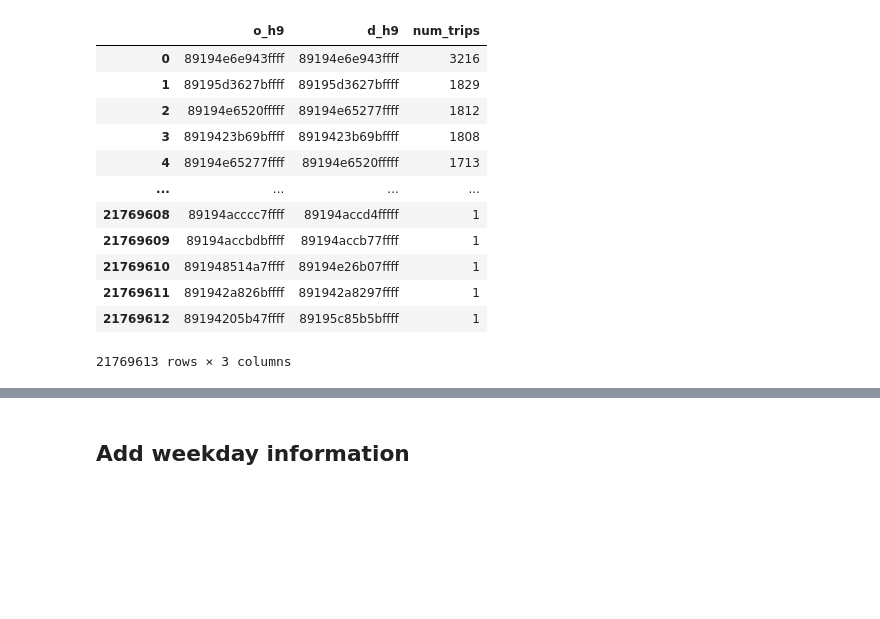
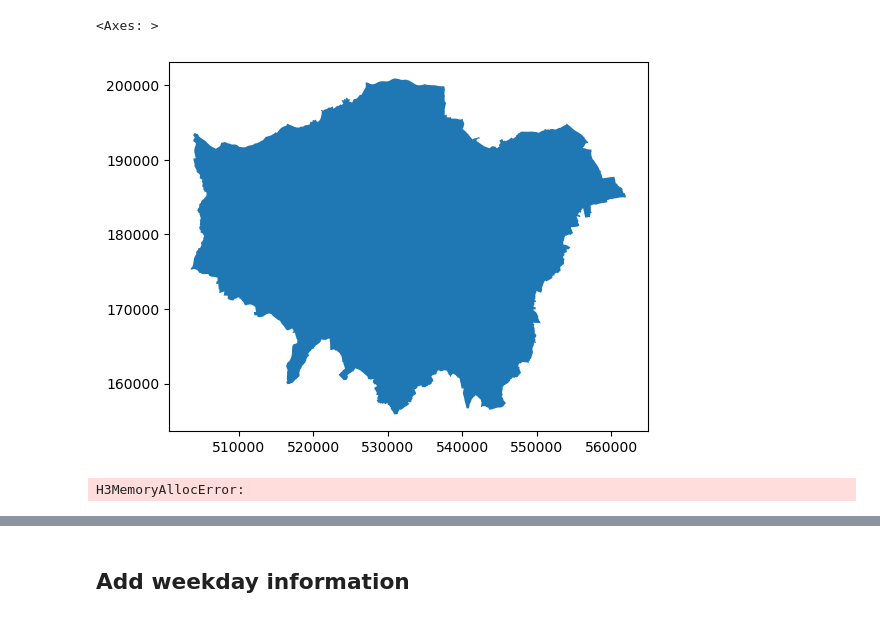
Before and after one commit to YueLi-0816/mobile_data, a Jupyter notebook: analysis.ipynb, the cells around one changed output, grey strips where cells are left out. Drawn from its saved outputs; the diff is of its cells as text; code cells hidden in the pictures; blank space fills up the shorter version.

```diff
--- a/analysis.ipynb
+++ b/analysis.ipynb
@@ -20,16 +5,8 @@ for filename in os.listdir(folder_path):
+# %%
+gla = gpd.read_file('data/gla/London_GLA_Boundary.shp')
+gla.plot()
+# %% [output]
+<Axes: >
+[figure, added]
 # %%
-pd.read_csv("data/hex_OD_allactivity.csv.gz", compression="gzip")
+h9 = pd.read_csv("data/hex_OD_allactivity.csv.gz", compression="gzip")
-# %% [output]
-|  | o_h9 | d_h9 | num_trips |
-| 0 | 89194e6e943ffff | 89194e6e943ffff | 3216 |
-| 1 | 89195d3627bffff | 89195d3627bffff | 1829 |
-| 2 | 89194e6520fffff | 89194e65277ffff | 1812 |
-| 3 | 8919423b69bffff | 8919423b69bffff | 1808 |
-| 4 | 89194e65277ffff | 89194e6520fffff | 1713 |
-| ... | ... | ... | ... |
-| 21769608 | 89194acccc7ffff | 89194accd4fffff | 1 |
-| 21769609 | 89194accbdbffff | 89194accb77ffff | 1 |
-| 21769610 | 891948514a7ffff | 89194e26b07ffff | 1 |
-| 21769611 | 891942a826bffff | 891942a8297ffff | 1 |
-| 21769612 | 89194205b47ffff | 89195c85b5bffff | 1 |
-21769613 rows × 3 columns
@@ -35,0 +32,8 @@ pd.read_csv("data/hex_OD_allactivity.csv.gz", compression="gzip")
+# %%
+london_polygon = gla.geometry.iloc[0]
+
+h3_poly = h3.LatLngPoly(outer=list(london_polygon.exterior.coords), *london_polygon.interiors)
+
+cells = h3.h3shape_to_cells(h3shape=h3_poly, res=9)
+# %% [output]
+H3MemoryAllocError:
```
Also changed, not shown: parts of 10 cells of this notebook.
